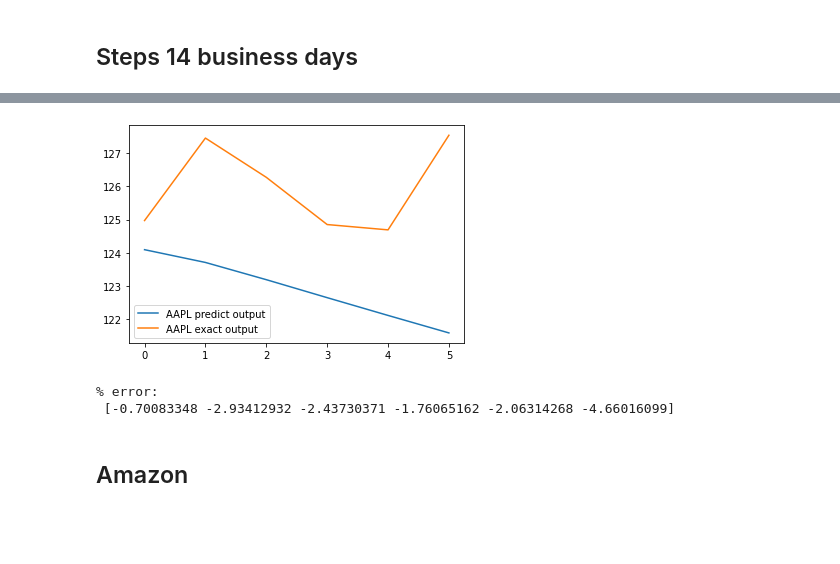
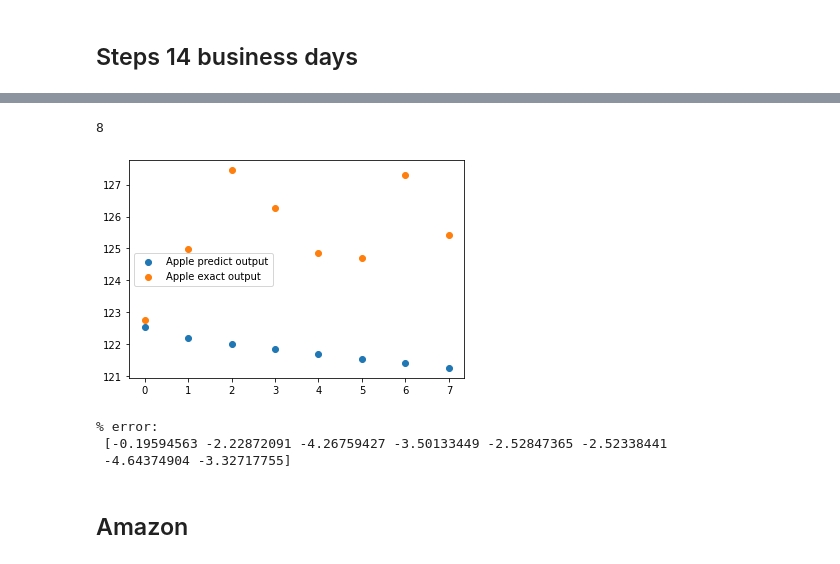
Before and after one commit to henrykhlai/LSTM-rescale-precidtion, a Jupyter notebook: LSTM_stock_prediction.ipynb, the cells around one changed output, grey strips where cells are left out. Saved outputs shown, nothing was run; the diff lists cells and outputs as text; code cells hidden in the pictures; blank space fills up the shorter version.

```diff
--- a/LSTM_stock_prediction.ipynb
+++ b/LSTM_stock_prediction.ipynb
@@ -46,7 +46,7 @@ df
 # %%
 data = df['AAPL'].values
 # %%
-timeseries_data = data[:-20]
+timeseries_data = data[:-5]
 # %%
 import numpy as np
 import matplotlib.pyplot as plt
@@ -130,2 +132,4 @@ def LSTM_predict(timeseries_data, n_steps, n_features=1, predict_steps=20):
+# %%
+data = df['AAPL'].values
 # %%
 # define input sequence
@@ -154,11 +177,22 @@ print('% error:\n', (predict_output - exact_output)/exact_output * 100)
 ## Steps 14 business days
 # %%
 # define input sequence
-timeseries_data = data[:-5]
+date_ahead = 7
+timeseries_data = data[:-date_ahead]
+test_data = data[-(date_ahead+1):]
 a = np.min(timeseries_data)
 b = np.max(timeseries_data)
-date_ahead = 5
+
 XX = rescale(timeseries_data,a,b)
-yy = LSTM_predict(XX, 14,1,date_ahead)
+yy = LSTM_predict(XX, 14, 1, date_ahead)
 predict_output = revertscale(yy,a,b)
+
+import matplotlib.pyplot as plt
+exact_output = test_data
+print(len(exact_output))
+plt.scatter(range(0,(date_ahead+1)),predict_output, label ='Apple predict output')
+plt.scatter(range(0,(date_ahead+1)), exact_output, label = 'Apple exact output')
+plt.legend()
+plt.show()
+print('% error:\n', (predict_output - exact_output)/exact_output * 100)
 # %% [output]
@@ -166,15 +205,18 @@ WARNING:tensorflow:Layer lstm_1 will not use cuDNN kernel since it doesn't meet
 # %%
 import matplotlib.pyplot as plt
-exact_output = timeseries_data = data[-date_ahead-1:]
-plt.plot(predict_output, label ='AAPL predict output')
-plt.plot(exact_output, label = 'AAPL exact output')
+exact_output = test_data
+print(len(exact_output))
+plt.scatter(range(0,(date_ahead+1)),predict_output, label ='Apple predict output')
+plt.scatter(range(0,(date_ahead+1)), exact_output, label = 'Apple exact output')
 plt.legend()
 plt.show()
 print('% error:\n', (predict_output - exact_output)/exact_output * 100)
 # %% [output]
+8
-[figure, old version]
+[figure, new version]
-% error:
- [-0.70083348 -2.93412932 -2.43730371 -1.76065162 -2.06314268 -4.66016099]
+% error:
+ [-0.19594563 -2.22872091 -4.26759427 -3.50133449 -2.52847365 -2.52338441
+ -4.64374904 -3.32717755]
 # %% [markdown]
 ## Amazon
 # %%
```
Also changed, not shown: parts of 16 cells of this notebook.
